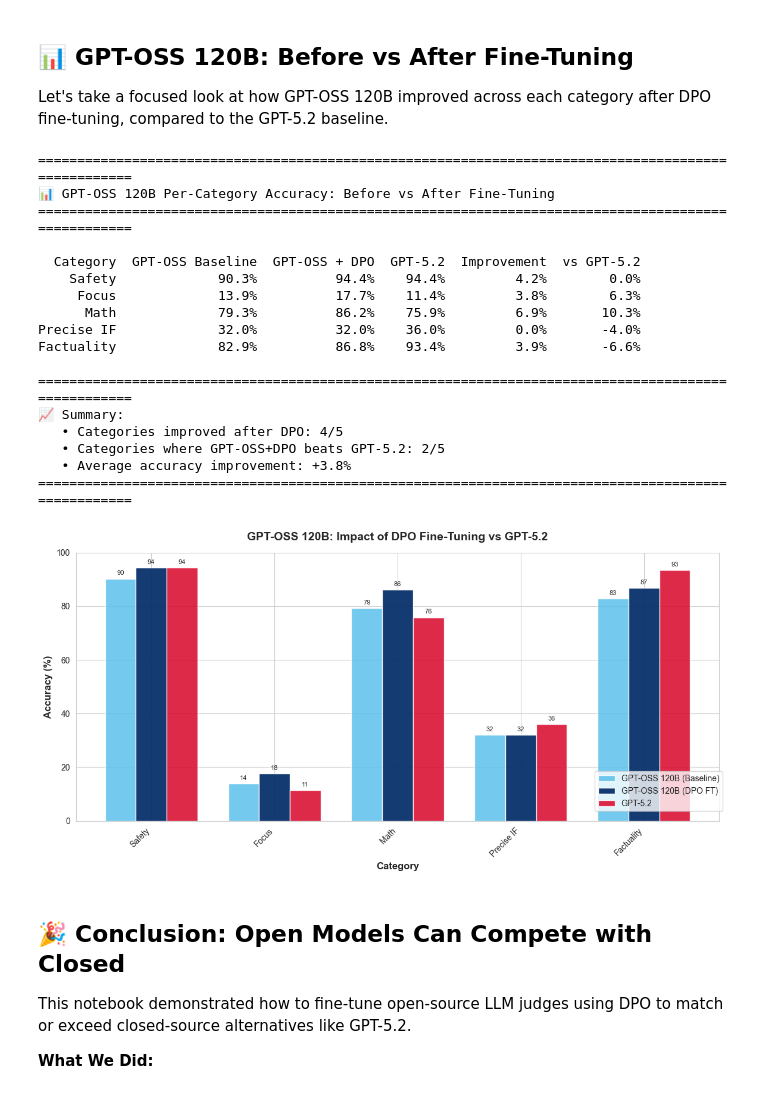
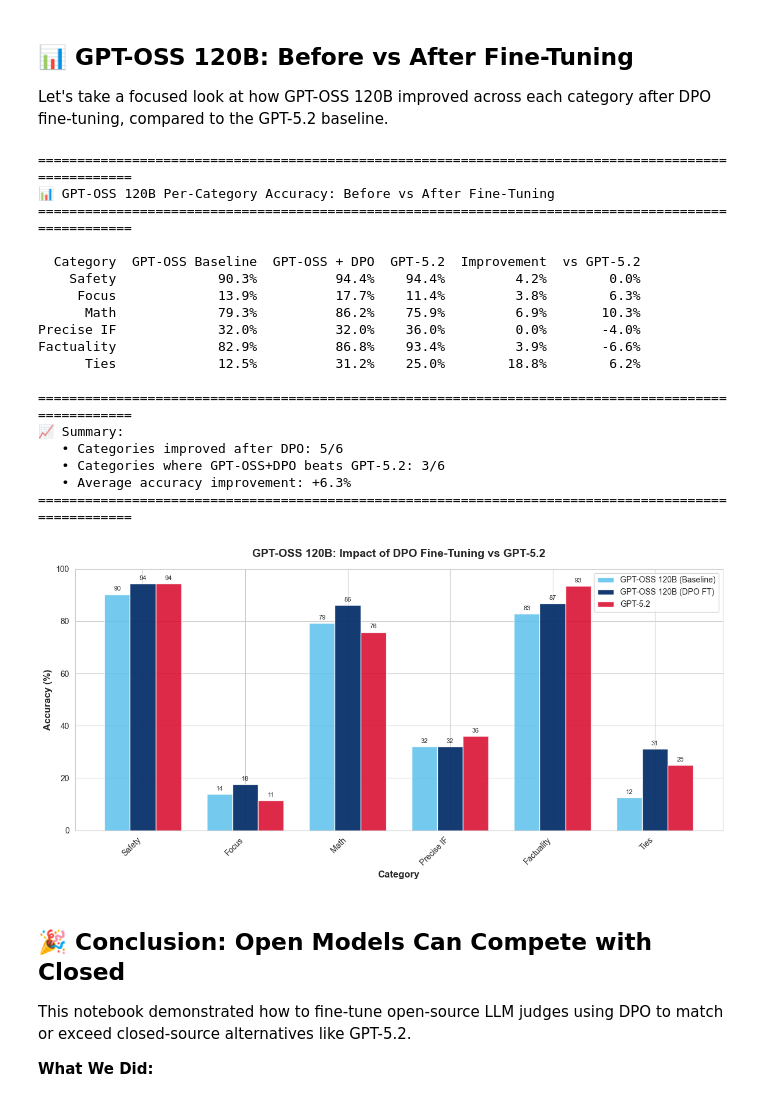
Before and after one commit to togethercomputer/together-cookbook, a Jupyter notebook: Evals/Optimizing_LLM_Judges.ipynb, the cells around one changed output. Saved outputs shown, nothing was run; the diff lists cells and outputs as text; code cells hidden in the pictures.

Commit message:
update graph

```diff
--- a/Evals/Optimizing_LLM_Judges.ipynb
+++ b/Evals/Optimizing_LLM_Judges.ipynb
@@ -1820,7 +1820,7 @@ gpt52_subset = gpt52_metrics['subset_accuracy']
 
 # Build comparison table
 comparison_data = []
-categories = [cat for cat in gptoss_baseline.keys() if cat != 'Ties']
+categories = [cat for cat in gptoss_baseline.keys()]
 
 for cat in categories:
     baseline_acc = gptoss_baseline.get(cat, 0) * 100
@@ -1876,39 +1876,40 @@ ax.set_xlabel('Category', fontsize=12, fontweight='bold')
 ax.set_title('GPT-OSS 120B: Impact of DPO Fine-Tuning vs GPT-5.2', fontsize=14, fontweight='bold', pad=15)
 ax.set_xticks(x)
 ax.set_xticklabels(categories, rotation=45, ha='right')
-ax.legend(loc='upper left', bbox_to_anchor=(0.8, 0.2))
+ax.legend(loc='upper right')
 ax.set_ylim(0, 100)
 
 # Add value labels on bars
 for bars in [bars1, bars2, bars3]:
     for bar in bars:
         height = bar.get_height()
         ax.annotate(f'{height:.0f}',
                     xy=(bar.get_x() + bar.get_width() / 2, height),
                     xytext=(0, 3), textcoords="offset points",
                     ha='center', va='bottom', fontsize=8)
 
 plt.tight_layout()
 plt.show()
 # %% [output]
 ====================================================================================================
 📊 GPT-OSS 120B Per-Category Accuracy: Before vs After Fine-Tuning
 ====================================================================================================
 
   Category  GPT-OSS Baseline  GPT-OSS + DPO  GPT-5.2  Improvement  vs GPT-5.2
     Safety             90.3%          94.4%    94.4%         4.2%        0.0%
      Focus             13.9%          17.7%    11.4%         3.8%        6.3%
       Math             79.3%          86.2%    75.9%         6.9%       10.3%
 Precise IF             32.0%          32.0%    36.0%         0.0%       -4.0%
 Factuality             82.9%          86.8%    93.4%         3.9%       -6.6%
+      Ties             12.5%          31.2%    25.0%        18.8%        6.2%
 
 ====================================================================================================
 📈 Summary:
-   • Categories improved after DPO: 4/5
-   • Categories where GPT-OSS+DPO beats GPT-5.2: 2/5
-   • Average accuracy improvement: +3.8%
+   • Categories improved after DPO: 5/6
+   • Categories where GPT-OSS+DPO beats GPT-5.2: 3/6
+   • Average accuracy improvement: +6.3%
 ====================================================================================================
-[figure, old version]
+[figure, new version]
 # %% [markdown]
 ## 🎉 Conclusion: Open Models Can Compete with Closed
 
```
